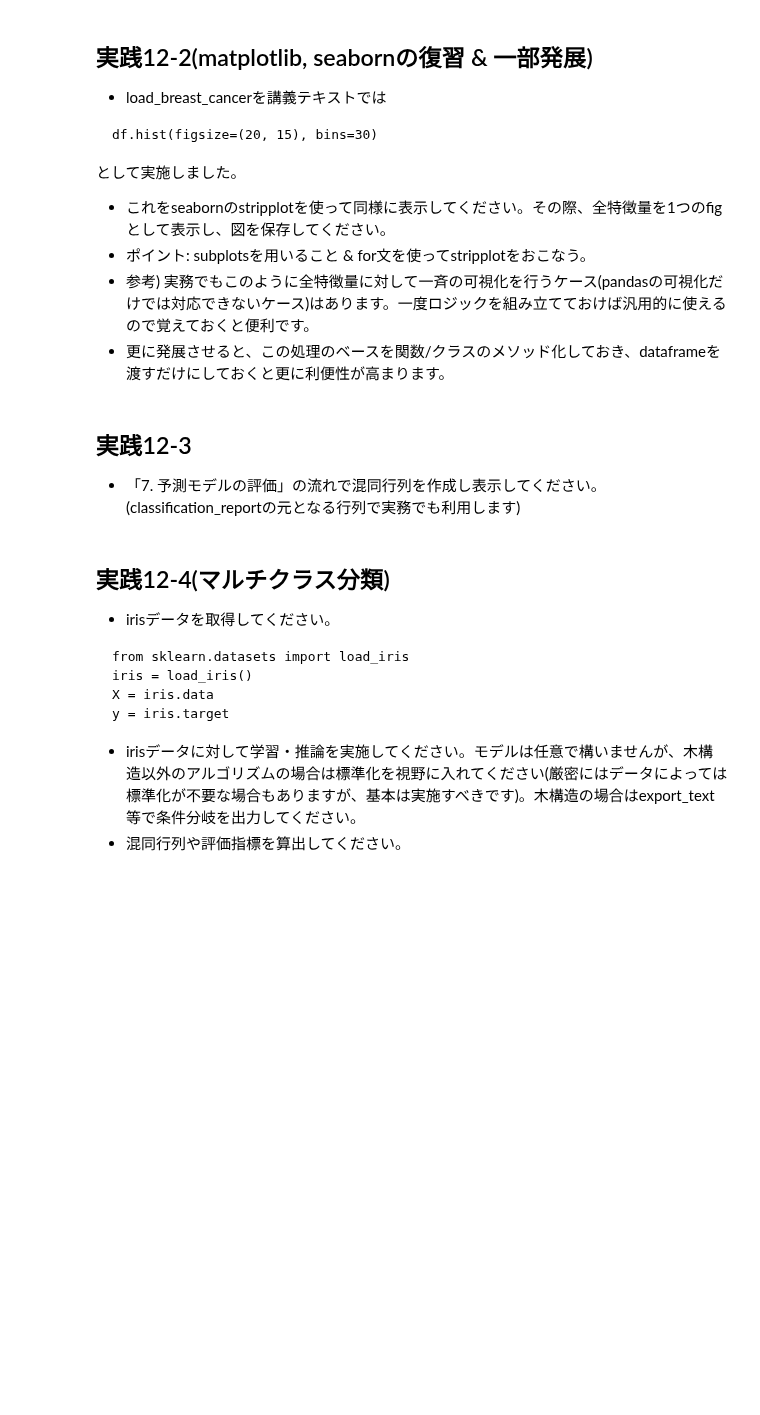
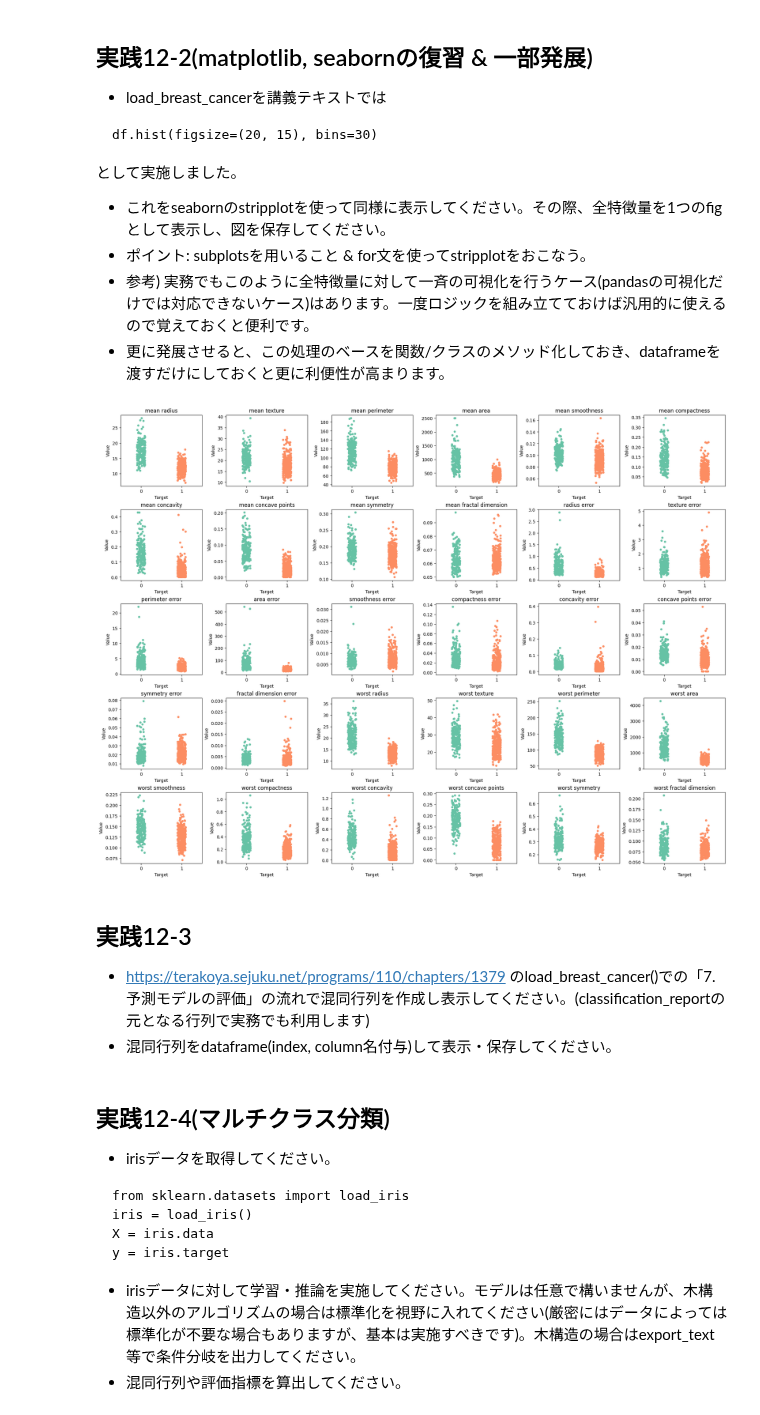
Before and after one commit to takashisuo/learning, a Jupyter notebook: samurai/ds_cource/13_machine_learning/宿題_解答8-15.ipynb, the cells around one changed output. Saved outputs shown, nothing was run; the diff lists cells and outputs as text; code cells hidden in the pictures; blank space fills up the shorter version.

```diff
--- a/samurai/ds_cource/13_machine_learning/宿題_解答8-15.ipynb
+++ b/samurai/ds_cource/13_machine_learning/宿題_解答8-15.ipynb
@@ -579,3 +717,65 @@ df.hist(figsize=(20, 15), bins=30)
+# %%
+# 上記を関数化したバージョン
+
+import seaborn as sns
+import matplotlib.pyplot as plt
+import pandas as pd
+import math
+
+def plot_dynamic_stripplot(df, target_column, output_path=None, figsize=(20, 15)):
+    """
+    データフレームの各特徴量に対してstripplotを動的に描画する関数
+
+    Parameters:
+    df (pandas.DataFrame): 入力データフレーム
+    target_column (str): ターゲット列の名前
+    output_path (str, optional): 出力画像のパス。指定しない場合は画像を保存しない
+    figsize (tuple, optional): 図のサイズ。デフォルトは(20, 15)
+    """
+    # ターゲット列を除いた特徴量の数を取得
+    n_features = len(df.columns) - 1
+
+    # 行数と列数を計算（列数を優先的に調整）
+    n_cols = min(6, n_features)  # 最大列数を6に制限
+    n_rows = math.ceil(n_features / n_cols)
+
+    # サブプロットの設定
+    fig, axes = plt.subplots(nrows=n_rows, ncols=n_cols, figsize=figsize, constrained_layout=True)
+
+    # axesをフラット化してループで扱いやすくする
+    axes = axes.flatten() if n_rows > 1 or n_cols > 1 else [axes]
+
+    # 各特徴量に対してstripplotを描画
+    for i, feature in enumerate(df.columns.drop(target_column)):
+        sns.stripplot(ax=axes[i], x=target_column, y=feature, data=df, hue=target_column, palette='Set2', legend=False)
+        axes[i].set_title(feature)
+        axes[i].set_xlabel('Target')
+        axes[i].set_ylabel('Value')
+
+    # 余ったサブプロットを削除
+    for j in range(i+1, len(axes)):
+        fig.delaxes(axes[j])
+
+    # 画像の保存（パスが指定されている場合）
+    if output_path:
+        plt.savefig(output_path)
+
+    plt.show()
+
+# 使用例
+if __name__ == "__main__":
+    from sklearn.datasets import load_breast_cancer
+
+    # データの読み込み
+    data = load_breast_cancer()
+    df = pd.DataFrame(data.data, columns=data.feature_names)
+    df['target'] = data.target
+
+    # 関数の呼び出し
+    plot_dynamic_stripplot(df, 'target')
+# %% [output]
+[figure, added]
 # %% [markdown]
 ## 実践12-3
-- 「7. 予測モデルの評価」の流れで混同行列を作成し表示してください。(classification_reportの元となる行列で実務でも利用します)
+- https://terakoya.sejuku.net/programs/110/chapters/1379 のload_breast_cancer()での「7. 予測モデルの評価」の流れで混同行列を作成し表示してください。(classification_reportの元となる行列で実務でも利用します)
+- 混同行列をdataframe(index, column名付与)して表示・保存してください。
```
Also changed, not shown: parts of 22 cells of this notebook, 37 other files.
